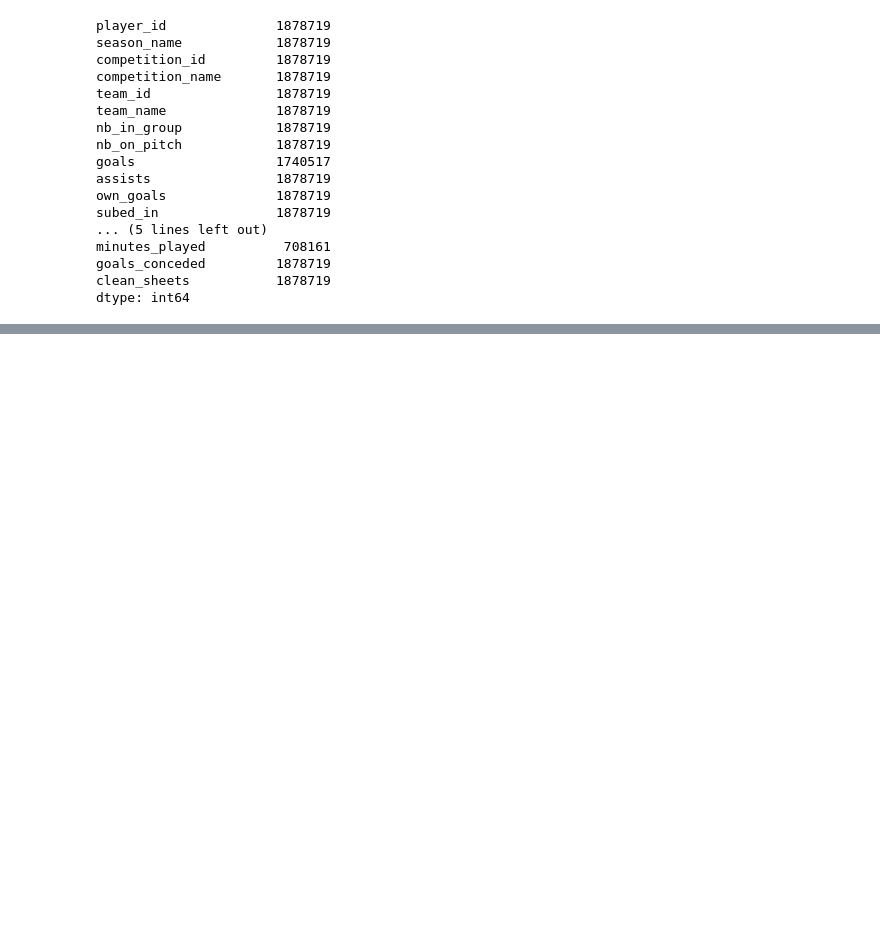
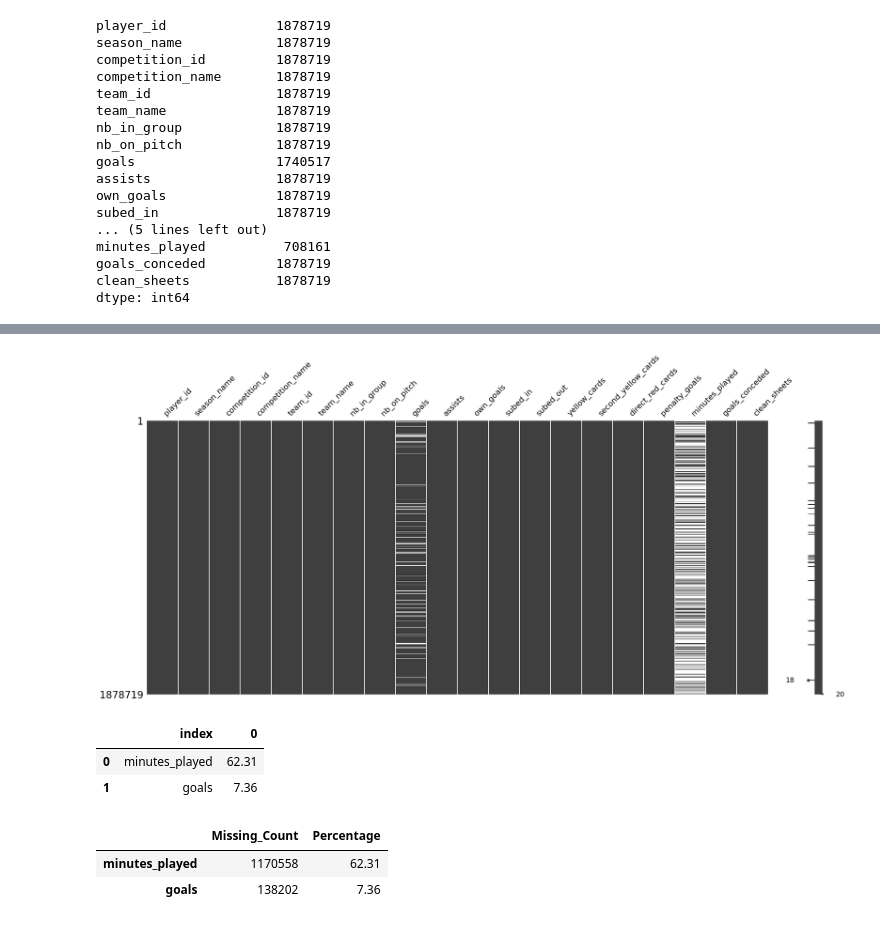
Before and after one commit to ariyan378/Football-Data_Analysis, a Jupyter notebook: Football.ipynb, the cells around one changed output, grey strips where cells are left out. Cells and saved outputs as stored; diff of their text form; code cells hidden in the pictures; blank space fills up the shorter version.

```diff
--- a/Football.ipynb
+++ b/Football.ipynb
@@ -180,0 +228,33 @@ dtype: int64
+# %%
+
+# missing value visualization
+msno.matrix(df)
+plt.show()
+# %% [output]
+[figure, added]
+# %%
+# Missing Value percentage
+
+missing_value = df.isna().sum()
+missing_value_percentage = 100*missing_value/len(df)
+missing_value_percentage = missing_value_percentage.round(2).sort_values(ascending=False)
+missing_value_percentage = missing_value_percentage[missing_value_percentage.values>0]
+missing_value_percentage.reset_index()
+# %% [output]
+|  | index | 0 |
+| 0 | minutes_played | 62.31 |
+| 1 | goals | 7.36 |
+# %%
+# data Frame of missing value
+missing_df = pd.DataFrame(
+    {
+        "Missing_Count" : missing_value,
+        "Percentage" : missing_value_percentage
+    }
+)
+missing_df = missing_df[missing_df['Missing_Count']>0].sort_values(by = "Missing_Count",ascending=False)
+missing_df
+# %% [output]
+|  | Missing_Count | Percentage |
+| minutes_played | 1170558 | 62.31 |
+| goals | 138202 | 7.36 |
```
Also changed, not shown: parts of 8 cells of this notebook.
